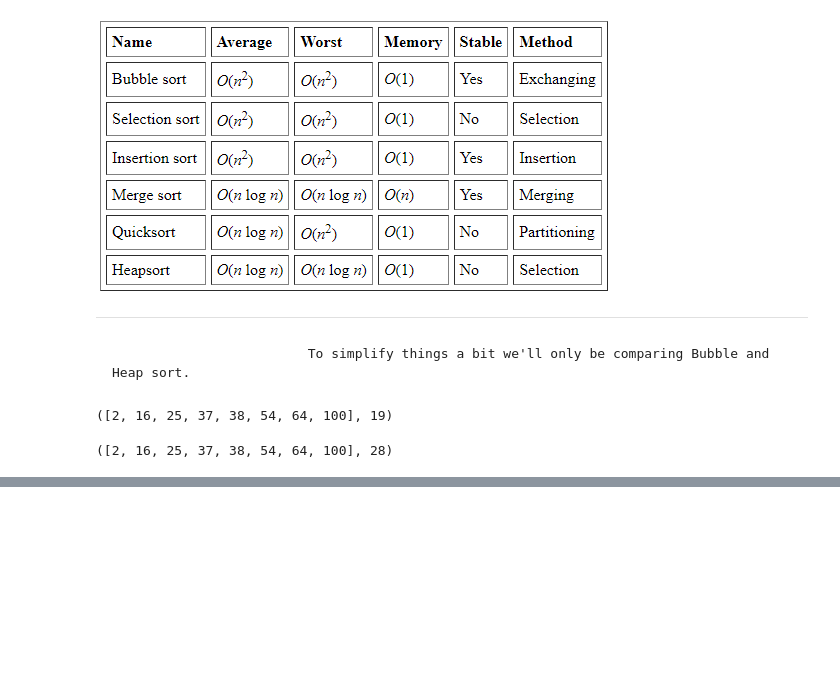
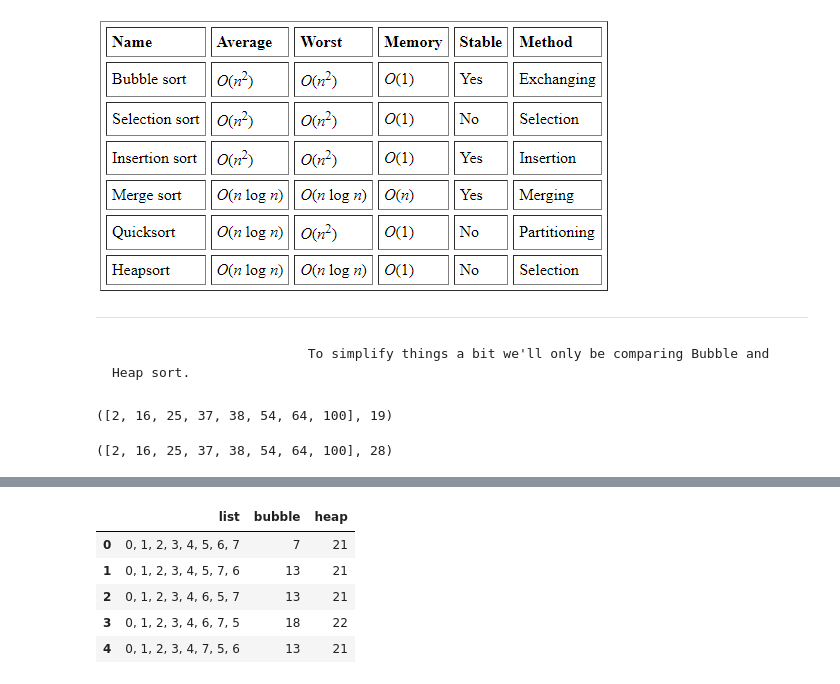
Before and after one commit to NatanTrosmanGMIT/GraphTheory, a Jupyter notebook: Heapsort.ipynb, the cells around one changed output, grey strips where cells are left out. Saved outputs shown, nothing was run; the diff lists cells and outputs as text; code cells hidden in the pictures; blank space fills up the shorter version.

```diff
--- a/Heapsort.ipynb
+++ b/Heapsort.ipynb
@@ -487,0 +495,9 @@ df.describe()
+# %%
+df.head()
+# %% [output]
+|  | list | bubble | heap |
+| 0 | 0, 1, 2, 3, 4, 5, 6, 7 | 7 | 21 |
+| 1 | 0, 1, 2, 3, 4, 5, 7, 6 | 13 | 21 |
+| 2 | 0, 1, 2, 3, 4, 6, 5, 7 | 13 | 21 |
+| 3 | 0, 1, 2, 3, 4, 6, 7, 5 | 18 | 22 |
+| 4 | 0, 1, 2, 3, 4, 7, 5, 6 | 13 | 21 |
```
Also changed, not shown: parts of 12 cells of this notebook.
